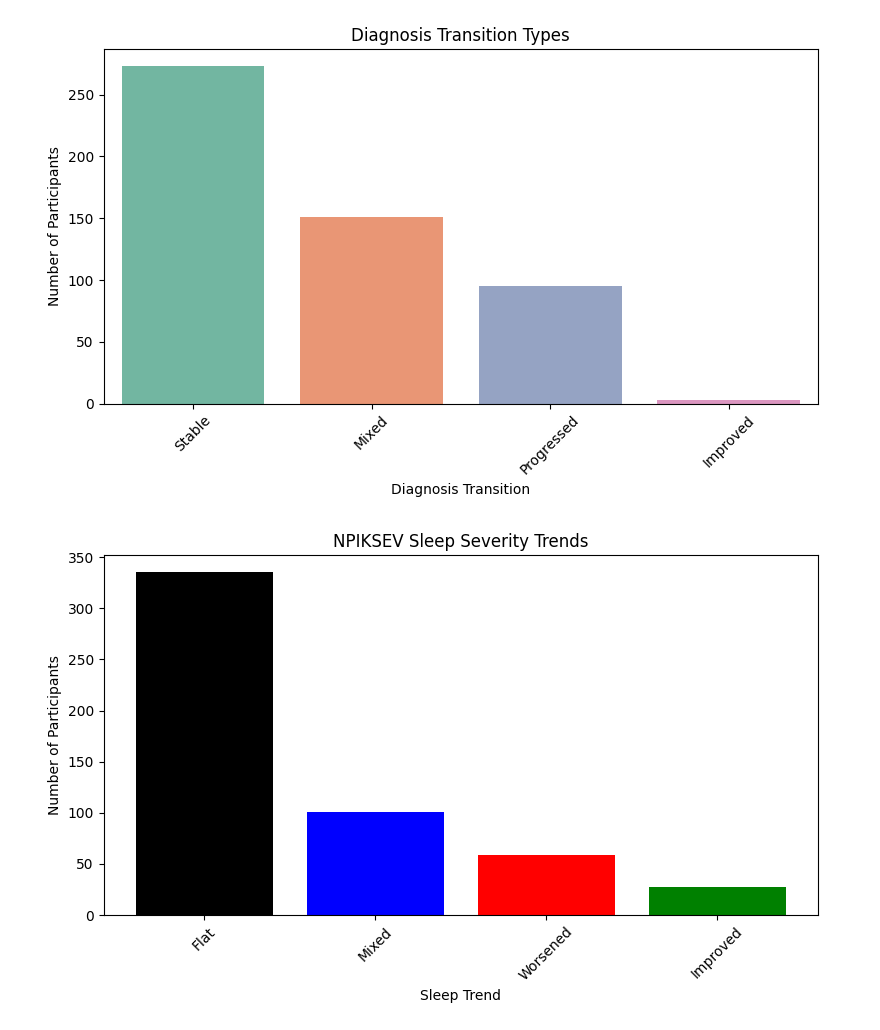
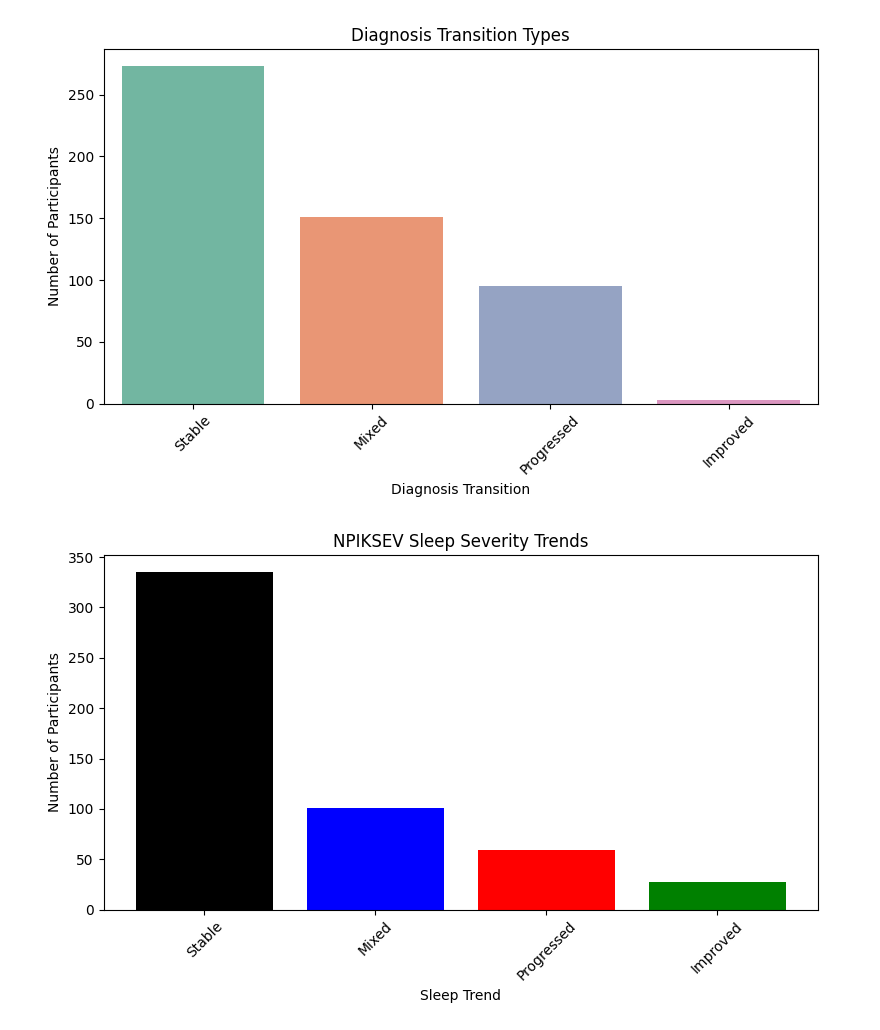
Before and after one commit to Da4kek/AD-Sleep, a Jupyter notebook: modeling-3.ipynb, the cells around one changed output. Drawn from its saved outputs; the diff is of its cells as text; code cells hidden in the pictures.

Commit message:
Added interaction models and updated modeling 3's alluvial plot

```diff
--- a/modeling-3.ipynb
+++ b/modeling-3.ipynb
@@ -380,3 +520,9 @@ VISCODE_ = {0: 'bl', 1: 'm06', 2: 'm12', 3: 'm24'}
+# %%
+DX_bl_ = {"AD":0, "CN":1, "LMCI":2}
+DX_ = {"CN":0,'Dementia':1, "MCI":2}
+# %%
+DX_bl_ = {v: k for k, v in DX_bl_.items()}
+DX_ = {v: k for k, v in DX_.items()}
 # %%
 merge['DX_bl_decoded'] = merge['DX_bl'].map(DX_bl_)
 merge['DX_decoded'] = merge['DX'].map(DX_)
@@ -409,15 +555,15 @@ for rid, group in merge.groupby('RID'):
     sev_values = group['NPIKSEV'].dropna().tolist()
 
     if len(sev_values) <= 1:
-        trend = 'Flat'
+        trend = 'Stable'
     else:
         diffs = pd.Series(sev_values).diff().dropna()
         if all(d == 0 for d in diffs):
-            trend = 'Flat'
+            trend = 'Stable'
         elif all(d <= 0 for d in diffs) and any(d < 0 for d in diffs):
             trend = 'Improved'
         elif all(d >= 0 for d in diffs) and any(d > 0 for d in diffs):
-            trend = 'Worsened'
+            trend = 'Progressed'
         else:
             trend = 'Mixed'
 
@@ -494,0 +601,2 @@ fig.show()
+# %%
+transition_summary.sort_values(by=['DX_Transition','NPIKSEV_Trend'],inplace=True)
@@ -509,23 +677,23 @@ Passing `palette` without assigning `hue` is deprecated and will be removed in v
 [figure]
 # %%
 sleep_colors = {
-    'Flat': 'black',
+    'Stable': 'black',
     'Improved': 'green',
-    'Worsened': 'red',
+    'Progressed': 'red',
     'Mixed': 'blue'
 }
 
 sleep_counts = transition_summary['NPIKSEV_Trend'].value_counts().reset_index()
 sleep_counts.columns = ['Trend', 'Count']
 sleep_counts['Color'] = sleep_counts['Trend'].map(sleep_colors)
 plt.figure(figsize=(8, 5))
 bars = plt.bar(sleep_counts['Trend'],
                sleep_counts['Count'], color=sleep_counts['Color'])
 plt.title('NPIKSEV Sleep Severity Trends')
 plt.xlabel('Sleep Trend')
 plt.ylabel('Number of Participants')
 plt.xticks(rotation=45)
 plt.tight_layout()
 plt.show()
 # %% [output]
-[figure, old version]
+[figure, new version]
```
Also changed, not shown: parts of 16 cells of this notebook, 14 other files.
